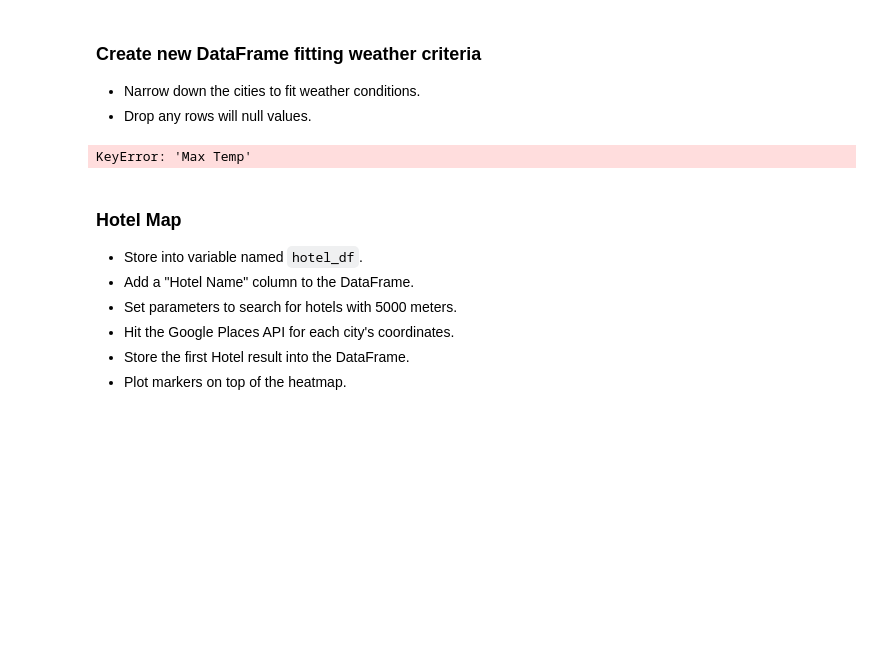
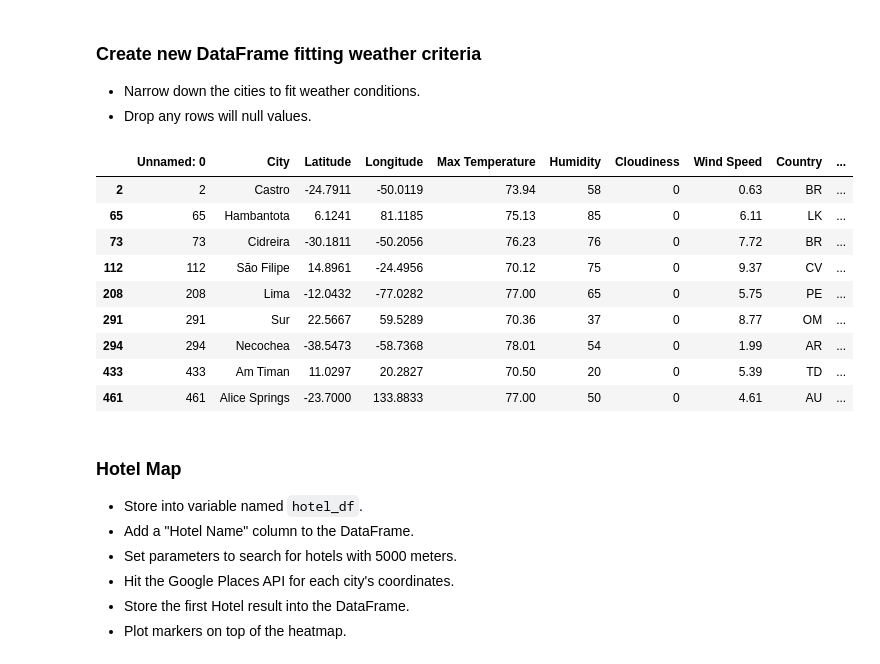
Before and after one commit to LauraHertzog/python-api-challenge, a Jupyter notebook: VacationPy-Hertzog.ipynb, the cells around one changed output. Saved outputs shown, nothing was run; the diff lists cells and outputs as text; code cells hidden in the pictures; blank space fills up the shorter version.

```diff
--- a/VacationPy-Hertzog.ipynb
+++ b/VacationPy-Hertzog.ipynb
@@ -68,30 +75,39 @@ fig
 # %%
 #A max temperature lower than 80 degrees but higher than 70.
 
 #Wind speed less than 10 mph.
 
 #Zero cloudiness.
 
 #Drop any rows that don't contain all three conditions. You want to be sure the weather is ideal.
 
 # weather_conditions_df = pd.DataFrame(weather_dataframe, columns = ["City", "Max Temperature", "Wind Speed", "Cloudiness"])
 
 # max_temperature = (weather_conditions_df["Max Temperature"] <= 80) & (weather_conditions_df["Max Temperature"] => 70)
 
 # wind_speed =weather_conditions_df["Wind Speed"] < 10
 
 # cloudiness = weather_conditions_df["Cloudiness"] == 0
 
 # weather_conditions_df.dropna()
 
 
 
-weather_conditions_df = weather_dataframe.loc[(weather_dataframe["Max Temp"] <= 80) & (weather_dataframe["Max Temp"] >= 70) & \
+weather_conditions_df = weather_dataframe.loc[(weather_dataframe["Max Temperature"] <= 80) & (weather_dataframe["Max Temperature"] >= 70) & \
                                              (weather_dataframe["Wind Speed"] < 10) & (weather_dataframe["Cloudiness"] == 0)].dropna()
 
 weather_conditions_df
 # %% [output]
-KeyError: 'Max Temp'
+|  | Unnamed: 0 | City | Latitude | Longitude | Max Temperature | Humidity | Cloudiness | Wind Speed | Country | ... |
+| 2 | 2 | Castro | -24.7911 | -50.0119 | 73.94 | 58 | 0 | 0.63 | BR | ... |
+| 65 | 65 | Hambantota | 6.1241 | 81.1185 | 75.13 | 85 | 0 | 6.11 | LK | ... |
+| 73 | 73 | Cidreira | -30.1811 | -50.2056 | 76.23 | 76 | 0 | 7.72 | BR | ... |
+| 112 | 112 | São Filipe | 14.8961 | -24.4956 | 70.12 | 75 | 0 | 9.37 | CV | ... |
+| 208 | 208 | Lima | -12.0432 | -77.0282 | 77.00 | 65 | 0 | 5.75 | PE | ... |
+| 291 | 291 | Sur | 22.5667 | 59.5289 | 70.36 | 37 | 0 | 8.77 | OM | ... |
+| 294 | 294 | Necochea | -38.5473 | -58.7368 | 78.01 | 54 | 0 | 1.99 | AR | ... |
+| 433 | 433 | Am Timan | 11.0297 | 20.2827 | 70.50 | 20 | 0 | 5.39 | TD | ... |
+| 461 | 461 | Alice Springs | -23.7000 | 133.8833 | 77.00 | 50 | 0 | 4.61 | AU | ... |
 # %% [markdown]
 ### Hotel Map
 * Store into variable named `hotel_df`.
```
Also changed, not shown: parts of 6 cells of this notebook, 15 other files.
